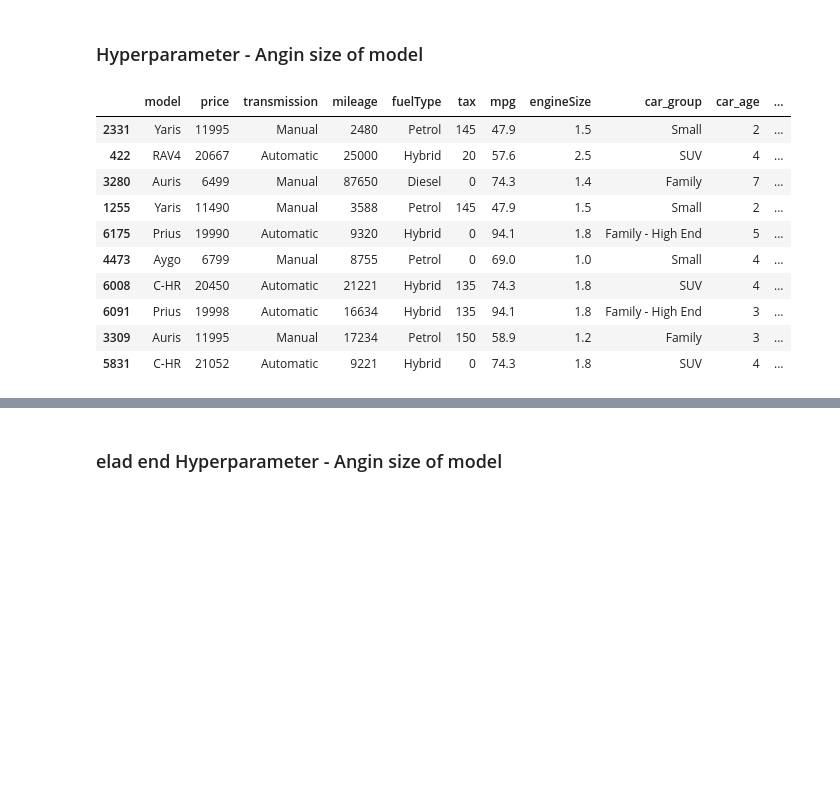
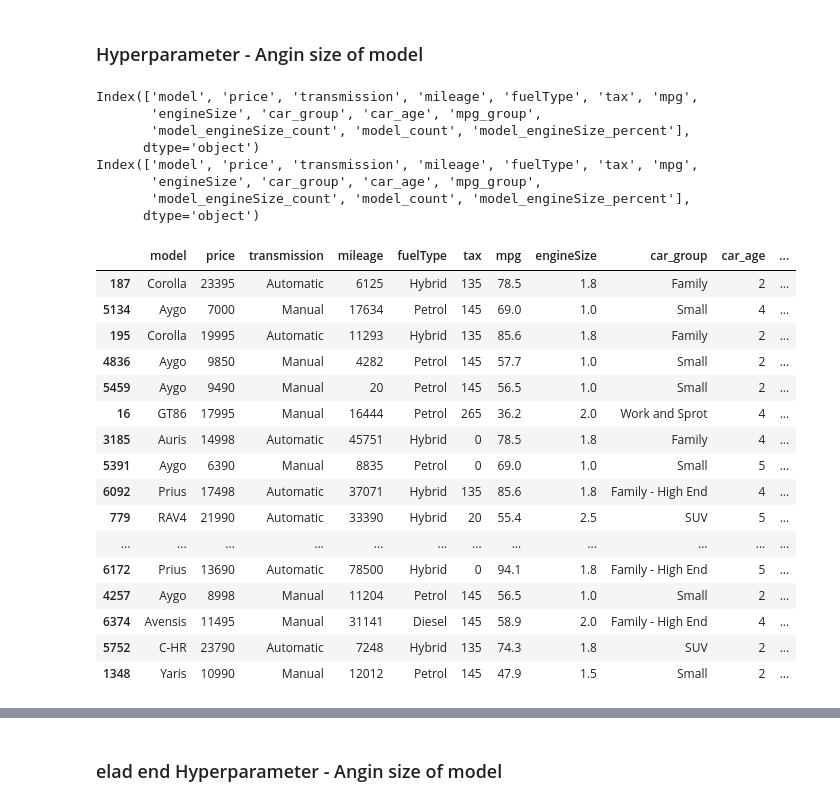
Before and after one commit to Raanank10/UK_Used_Car_Data, a Jupyter notebook: 100000_UK_Used_Car_Data_set_regression_project_.ipynb, the cells around one changed output, grey strips where cells are left out. Cells and saved outputs as stored; diff of their text form; code cells hidden in the pictures; blank space fills up the shorter version.

```diff
--- a/100000_UK_Used_Car_Data_set_regression_project_.ipynb
+++ b/100000_UK_Used_Car_Data_set_regression_project_.ipynb
@@ -1188,18 +1190,36 @@ Name: price, dtype: int64
 # %%
 unique_Toyota['model_count'] = unique_Toyota.groupby(['model'])['model'].transform('count') #.head(50)
 unique_Toyota['model_engineSize_count'] = unique_Toyota.groupby(['model','engineSize'])['model'].transform('count') #.head(50)
 unique_Toyota['model_engineSize_percent'] = (unique_Toyota["model_engineSize_count"] / unique_Toyota["model_count"]).round(1)*100
 
-unique_Toyota.sample(10)
+print(unique_Toyota.columns)
+unique_Toyota.drop(['model_engineSize_count','model_count'], axis=1)
+print(unique_Toyota.columns)
+
+unique_Toyota.sample(50)
 # %% [output]
+Index(['model', 'price', 'transmission', 'mileage', 'fuelType', 'tax', 'mpg',
+       'engineSize', 'car_group', 'car_age', 'mpg_group',
+       'model_engineSize_count', 'model_count', 'model_engineSize_percent'],
+      dtype='object')
+Index(['model', 'price', 'transmission', 'mileage', 'fuelType', 'tax', 'mpg',
+       'engineSize', 'car_group', 'car_age', 'mpg_group',
+       'model_engineSize_count', 'model_count', 'model_engineSize_percent'],
+      dtype='object')
 |  | model | price | transmission | mileage | fuelType | tax | mpg | engineSize | car_group | car_age | ... |
-| 2331 | Yaris | 11995 | Manual | 2480 | Petrol | 145 | 47.9 | 1.5 | Small | 2 | ... |
-| 422 | RAV4 | 20667 | Automatic | 25000 | Hybrid | 20 | 57.6 | 2.5 | SUV | 4 | ... |
-| 3280 | Auris | 6499 | Manual | 87650 | Diesel | 0 | 74.3 | 1.4 | Family | 7 | ... |
-| 1255 | Yaris | 11490 | Manual | 3588 | Petrol | 145 | 47.9 | 1.5 | Small | 2 | ... |
-| 6175 | Prius | 19990 | Automatic | 9320 | Hybrid | 0 | 94.1 | 1.8 | Family - High End | 5 | ... |
-| 4473 | Aygo | 6799 | Manual | 8755 | Petrol | 0 | 69.0 | 1.0 | Small | 4 | ... |
-| 6008 | C-HR | 20450 | Automatic | 21221 | Hybrid | 135 | 74.3 | 1.8 | SUV | 4 | ... |
-| 6091 | Prius | 19998 | Automatic | 16634 | Hybrid | 135 | 94.1 | 1.8 | Family - High End | 3 | ... |
-| 3309 | Auris | 11995 | Manual | 17234 | Petrol | 150 | 58.9 | 1.2 | Family | 3 | ... |
-| 5831 | C-HR | 21052 | Automatic | 9221 | Hybrid | 0 | 74.3 | 1.8 | SUV | 4 | ... |
+| 187 | Corolla | 23395 | Automatic | 6125 | Hybrid | 135 | 78.5 | 1.8 | Family | 2 | ... |
+| 5134 | Aygo | 7000 | Manual | 17634 | Petrol | 145 | 69.0 | 1.0 | Small | 4 | ... |
+| 195 | Corolla | 19995 | Automatic | 11293 | Hybrid | 135 | 85.6 | 1.8 | Family | 2 | ... |
+| 4836 | Aygo | 9850 | Manual | 4282 | Petrol | 145 | 57.7 | 1.0 | Small | 2 | ... |
+| 5459 | Aygo | 9490 | Manual | 20 | Petrol | 145 | 56.5 | 1.0 | Small | 2 | ... |
+| 16 | GT86 | 17995 | Manual | 16444 | Petrol | 265 | 36.2 | 2.0 | Work and Sprot | 4 | ... |
+| 3185 | Auris | 14998 | Automatic | 45751 | Hybrid | 0 | 78.5 | 1.8 | Family | 4 | ... |
+| 5391 | Aygo | 6390 | Manual | 8835 | Petrol | 0 | 69.0 | 1.0 | Small | 5 | ... |
+| 6092 | Prius | 17498 | Automatic | 37071 | Hybrid | 135 | 85.6 | 1.8 | Family - High End | 4 | ... |
+| 779 | RAV4 | 21990 | Automatic | 33390 | Hybrid | 20 | 55.4 | 2.5 | SUV | 5 | ... |
+| ... | ... | ... | ... | ... | ... | ... | ... | ... | ... | ... | ... |
+| 6172 | Prius | 13690 | Automatic | 78500 | Hybrid | 0 | 94.1 | 1.8 | Family - High End | 5 | ... |
+| 4257 | Aygo | 8998 | Manual | 11204 | Petrol | 145 | 56.5 | 1.0 | Small | 2 | ... |
+| 6374 | Avensis | 11495 | Manual | 31141 | Diesel | 145 | 58.9 | 2.0 | Family - High End | 4 | ... |
+| 5752 | C-HR | 23790 | Automatic | 7248 | Hybrid | 135 | 74.3 | 1.8 | SUV | 2 | ... |
+| 1348 | Yaris | 10990 | Manual | 12012 | Petrol | 145 | 47.9 | 1.5 | Small | 2 | ... |
```
Also changed, not shown: parts of 10 cells of this notebook.
